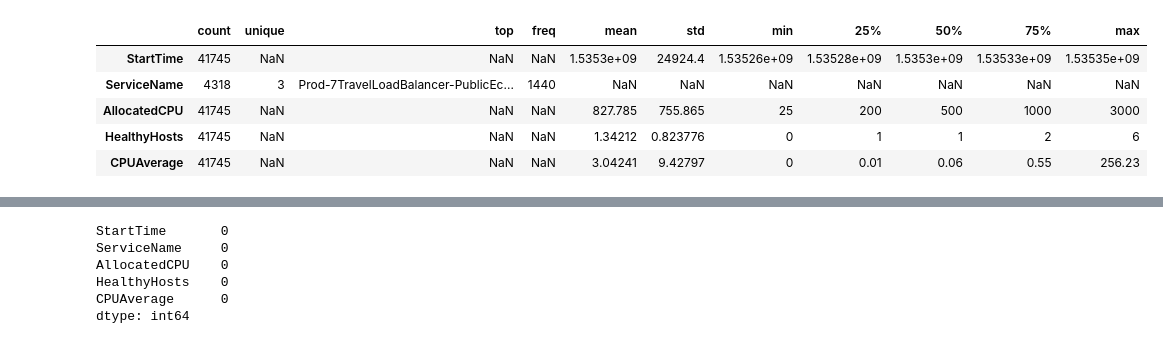
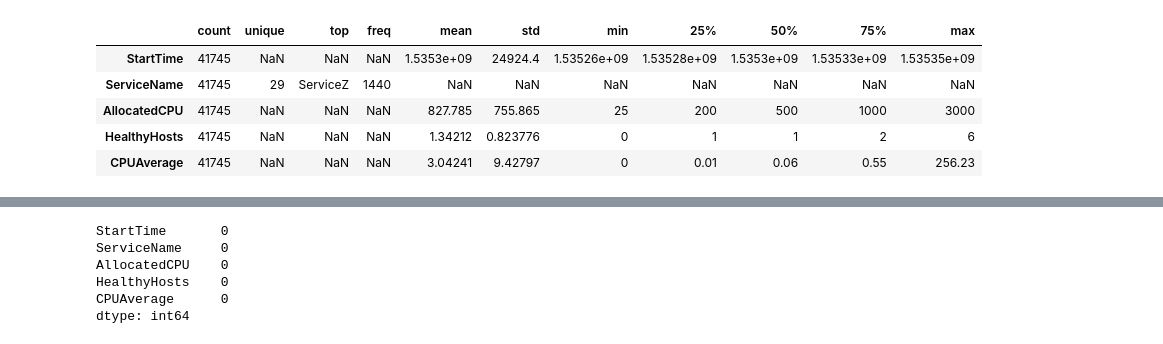
Before and after one commit to imomou/ShadowMimic, a Jupyter notebook: Sam'sExperiment.ipynb, the cells around one changed output, grey strips where cells are left out. Saved outputs shown, nothing was run; the diff lists cells and outputs as text; code cells hidden in the pictures.

```diff
--- a/Sam'sExperiment.ipynb
+++ b/Sam'sExperiment.ipynb
@@ -23,10 +22,10 @@ from IPython.display import display
 from sklearn.ensemble import RandomForestRegressor, RandomForestClassifier
 from sklearn import metrics
 # %%
-DATAPATH='/home/ubuntu/Skynet/details1.csv'
+DATAPATH='/home/ubuntu/ShadowMimic/details1.csv'
 # %%
-#data = pd.read_csv(DATAPATH, delimiter=",")
+data = pd.read_csv(DATAPATH, delimiter=",")
 
-#x = data["StartTime"].values
-#y = data["CPUAverage"].values
+x = data["StartTime"].values
+y = data["CPUAverage"].values
 # %%
@@ -66,9 +58,9 @@ display_all(data.tail())
 # %%
-#display_all(data.describe(include='all').T)
+display_all(data.describe(include='all').T)
 # %% [output]
 |  | count | unique | top | freq | mean | std | min | 25% | 50% | 75% | max |
 | StartTime | 41745 | NaN | NaN | NaN | 1.5353e+09 | 24924.4 | 1.53526e+09 | 1.53528e+09 | 1.5353e+09 | 1.53533e+09 | 1.53535e+09 |
-| ServiceName | 4318 | 3 | Prod-7TravelLoadBalancer-PublicEc... | 1440 | NaN | NaN | NaN | NaN | NaN | NaN | NaN |
+| ServiceName | 41745 | 29 | ServiceZ | 1440 | NaN | NaN | NaN | NaN | NaN | NaN | NaN |
 | AllocatedCPU | 41745 | NaN | NaN | NaN | 827.785 | 755.865 | 25 | 200 | 500 | 1000 | 3000 |
 | HealthyHosts | 41745 | NaN | NaN | NaN | 1.34212 | 0.823776 | 0 | 1 | 1 | 2 | 6 |
 | CPUAverage | 41745 | NaN | NaN | NaN | 3.04241 | 9.42797 | 0 | 0.01 | 0.06 | 0.55 | 256.23 |
```
Also changed, not shown: parts of 27 cells of this notebook.
